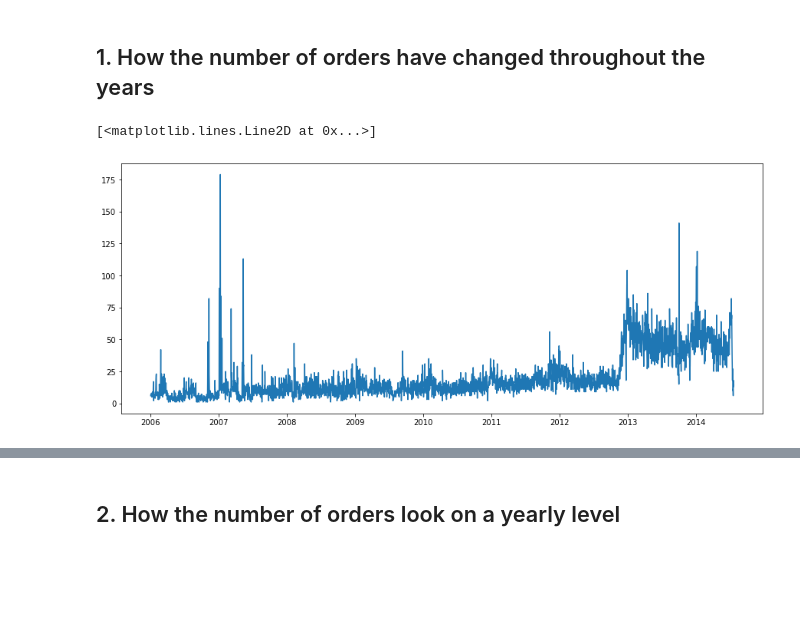
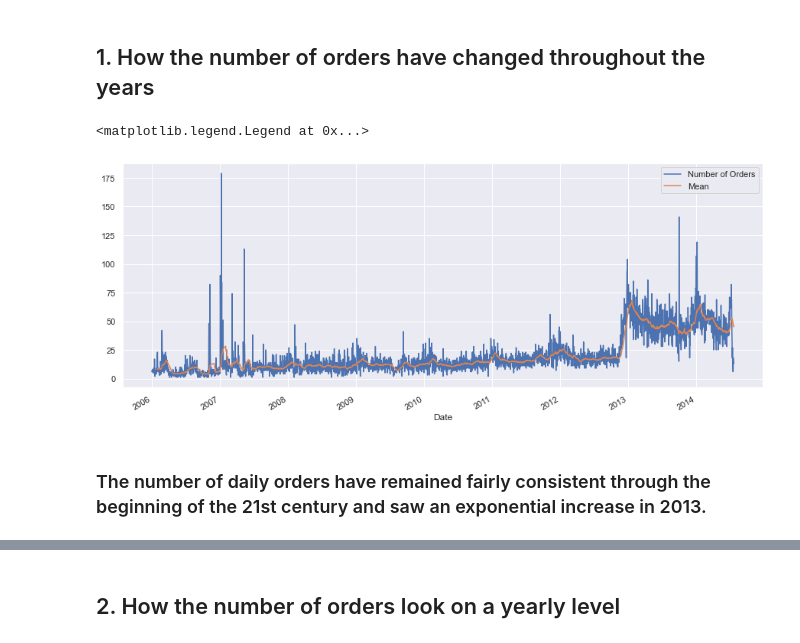
Before and after one commit to Shaheerairaj/Amazon-Product-Recommendation-System, a Jupyter notebook: Amazon Project/Amazon Project.ipynb, the cells around one changed output, grey strips where cells are left out. Drawn from its saved outputs; the diff is of its cells as text; code cells hidden in the pictures; blank space fills up the shorter version.

```diff
--- a/Amazon Project/Amazon Project.ipynb
+++ b/Amazon Project/Amazon Project.ipynb
@@ -15,6 +15,9 @@ import numpy as np
 import matplotlib.pyplot as plt
 import seaborn as sns
 from datetime import datetime
+import warnings
+warnings.filterwarnings("ignore")
+sns.set_theme()
 # %%
 #Importing Data
 
@@ -147,10 +163,14 @@ df_timeseries
 # %%
 df_timeseries.groupby('Date')['User ID'].count()
 plt.figure(figsize=(15,6))
 plt.plot(df_timeseries.groupby('Date')['User ID'].count())
+df_timeseries.groupby('Date')['User ID'].count().rolling(window=30).mean().plot()
+plt.legend(['Number of Orders','Mean'])
 # %% [output]
-[<matplotlib.lines.Line2D at 0x...>]
+<matplotlib.legend.Legend at 0x...>
-[figure, old version]
+[figure, new version]
+# %% [markdown]
+### The number of daily orders have remained fairly consistent through the beginning of the 21st century and saw an exponential increase in 2013.
 # %%
 #Creating month and year column
 df_timeseries['Month'] = df_timeseries.index.month
```
Also changed, not shown: parts of 18 cells of this notebook.
